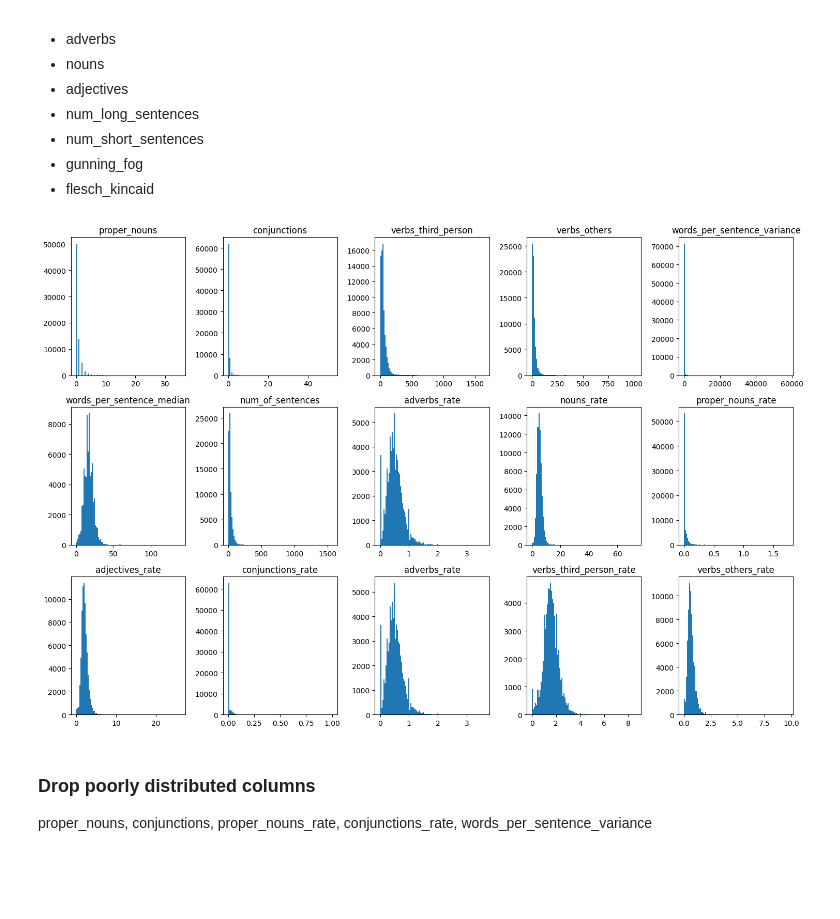
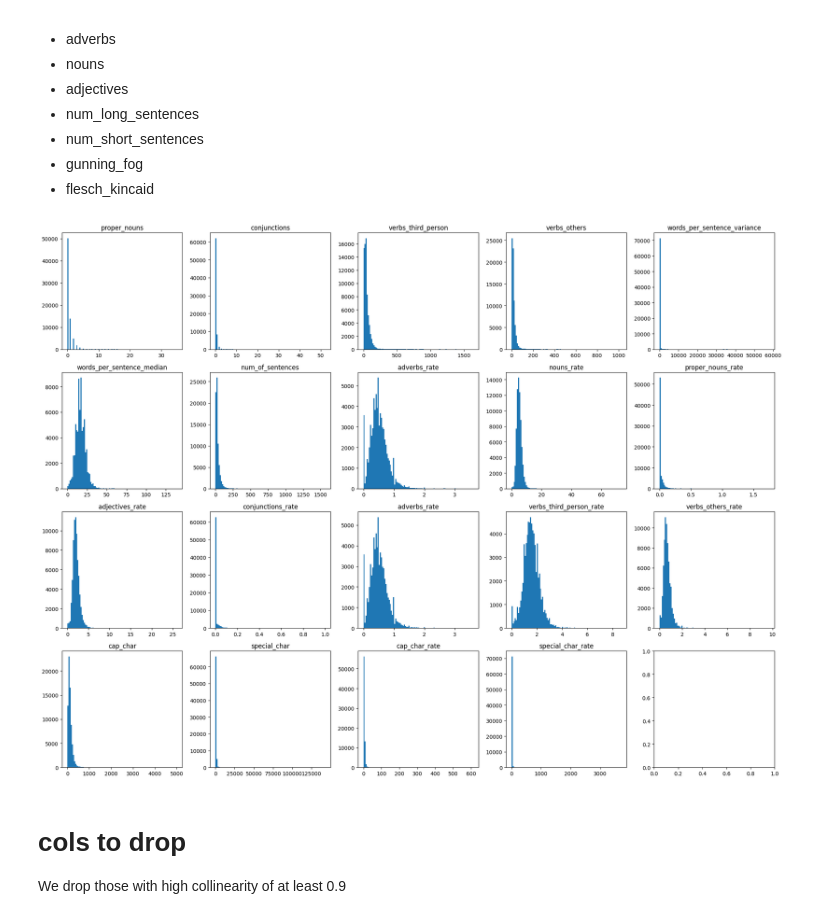
Before and after one commit to johnlim2019/ai-proj, a Jupyter notebook: process_data_content.ipynb, the cells around one changed output. Drawn from its saved outputs; the diff is of its cells as text; code cells hidden in the pictures; blank space fills up the shorter version.

Commit message:
update: new feature, capitals, and special chars

```diff
--- a/process_data_content.ipynb
+++ b/process_data_content.ipynb
@@ -543,7 +545,7 @@ df_features["dale_chall"] = dale_chall_ls
 df_features["gunning_fog"] = gunning_fog_ls
 df_features["smog"] = smog_ls
 df_features["flesch_kincaid"] = flesch_kincaid_ls
-df_features["automatic_readability"] = automatic_readability_ls
+df_features["automated_readability"] = automatic_readability_ls
 # %% [output]
 (72134, 20)
 # %%
@@ -563,0 +599,13 @@ Index(['label', 'adverbs', 'nouns', 'proper_nouns', 'adjectives',
+# %%
+capital_letters_count = []
+special_characters_count = []
+for text in merged_title_text:
+    capital_letters_count.append(len(re.findall(r'[A-Z]', text)))
+    special_characters_count.append(len(re.findall(r'[^A-Za-z0-9]', text)))
+
+print(capital_letters_count)
+print(special_characters_count)
+df_features["special_char"] = special_characters_count
+df_features["cap_char"] = capital_letters_count
+df_features["cap_char_rate"] = np.where(df_features["num_of_sentences"] == 0, 0, df_features["cap_char"] / df_features["num_of_sentences"])
+df_features["special_char_rate"] = np.where(df_features["num_of_sentences"] == 0, 0, df_features["special_char"] / df_features["num_of_sentences"])
@@ -564,7 +631,7 @@ Index(['label', 'adverbs', 'nouns', 'proper_nouns', 'adjectives',
 # %% [markdown]
 ## Select Features using linearity check
 # %%
-with open("./data/content_features_part_2.pkl","rb") as f:
+with open("./data/content_features_part_3.pkl","rb") as f:
     df_features = pickle.load(f)
 print(df_features.columns)
 df_features.head()
@@ -699,49 +766,60 @@ Drop the following columns
 # %%
 # check the distribution of the different variables
 
-fig, axs = plt.subplots(3,5, figsize=(15,10))
+fig, axs = plt.subplots(4,5, figsize=(20,15))
+bins = 100
 
-axs[0,0].hist(df_features["proper_nouns"], bins=100)
+axs[0,0].hist(df_features["proper_nouns"], bins=bins)
 axs[0,0].set_title("proper_nouns")
-axs[0,1].hist(df_features["conjunctions"], bins=100)
+axs[0,1].hist(df_features["conjunctions"], bins=bins)
 axs[0,1].set_title("conjunctions")
-axs[0,2].hist(df_features["verbs_third_person"], bins=100)
+axs[0,2].hist(df_features["verbs_third_person"], bins=bins)
 axs[0,2].set_title("verbs_third_person")
-axs[0,3].hist(df_features["verbs_others"], bins=100)
+axs[0,3].hist(df_features["verbs_others"], bins=bins)
 axs[0,3].set_title("verbs_others")
-axs[0,4].hist(df_features["words_per_sentence_variance"], bins=100)
+axs[0,4].hist(df_features["words_per_sentence_variance"], bins=bins)
 axs[0,4].set_title("words_per_sentence_variance")
-axs[1,0].hist(df_features["words_per_sentence_median"], bins=100)
+axs[1,0].hist(df_features["words_per_sentence_median"], bins=bins)
 axs[1,0].set_title("words_per_sentence_median")
-axs[1,1].hist(df_features["num_of_sentences"], bins=100)
+axs[1,1].hist(df_features["num_of_sentences"], bins=bins)
 axs[1,1].set_title("num_of_sentences")
-axs[1,2].hist(df_features["adverbs_rate"], bins=100)
+axs[1,2].hist(df_features["adverbs_rate"], bins=bins)
 axs[1,2].set_title("adverbs_rate")
-axs[1,3].hist(df_features["nouns_rate"], bins=100)
+axs[1,3].hist(df_features["nouns_rate"], bins=bins)
 axs[1,3].set_title("nouns_rate")
-axs[1,4].hist(df_features["proper_nouns_rate"], bins=100)
+axs[1,4].hist(df_features["proper_nouns_rate"], bins=bins)
 axs[1,4].set_title("proper_nouns_rate")
-axs[2,0].hist(df_features["adjectives_rate"], bins=100)
+axs[2,0].hist(df_features["adjectives_rate"], bins=bins)
 axs[2,0].set_title("adjectives_rate")
-axs[2,1].hist(df_features["conjunctions_rate"], bins=100)
+axs[2,1].hist(df_features["conjunctions_rate"], bins=bins)
 axs[2,1].set_title("conjunctions_rate")
-axs[2,2].hist(df_features["adverbs_rate"], bins=100)
+axs[2,2].hist(df_features["adverbs_rate"], bins=bins)
 axs[2,2].set_title("adverbs_rate")
-axs[2,3].hist(df_features["verbs_third_person_rate"], bins=100)
+axs[2,3].hist(df_features["verbs_third_person_rate"], bins=bins)
 axs[2,3].set_title("verbs_third_person_rate")
-axs[2,4].hist(df_features["verbs_others_rate"], bins=100)
+axs[2,4].hist(df_features["verbs_others_rate"], bins=bins)
 axs[2,4].set_title("verbs_others_rate")
+axs[3,0].hist(df_features["cap_char"], bins=bins)
+axs[3,0].set_title("cap_char")
+axs[3,1].hist(df_features["special_char"], bins=bins)
+axs[3,1].set_title("special_char")
+axs[3,2].hist(df_features["cap_char_rate"], bins=bins)
+axs[3,2].set_title("cap_char_rate")
+axs[3,3].hist(df_features["special_char_rate"], bins=bins)
+axs[3,3].set_title("special_char_rate")
+
 
 # Adjusting the layout to ensure that the subplots do not overlap
 plt.tight_layout()
 
 # Displaying the figure with all subplots
 plt.show()
 # %% [output]
-[figure, old version]
+[figure, new version]
-# %% [markdown]
-### Drop poorly distributed columns
-proper_nouns, conjunctions, proper_nouns_rate, conjunctions_rate, words_per_sentence_variance
+# %% [markdown]
+# cols to drop
+
+We drop those with high collinearity of at least 0.9
 # %%
 print(df_features.shape)
 df_pos_clean = df_features.drop(
```
Also changed, not shown: parts of 13 cells of this notebook.
